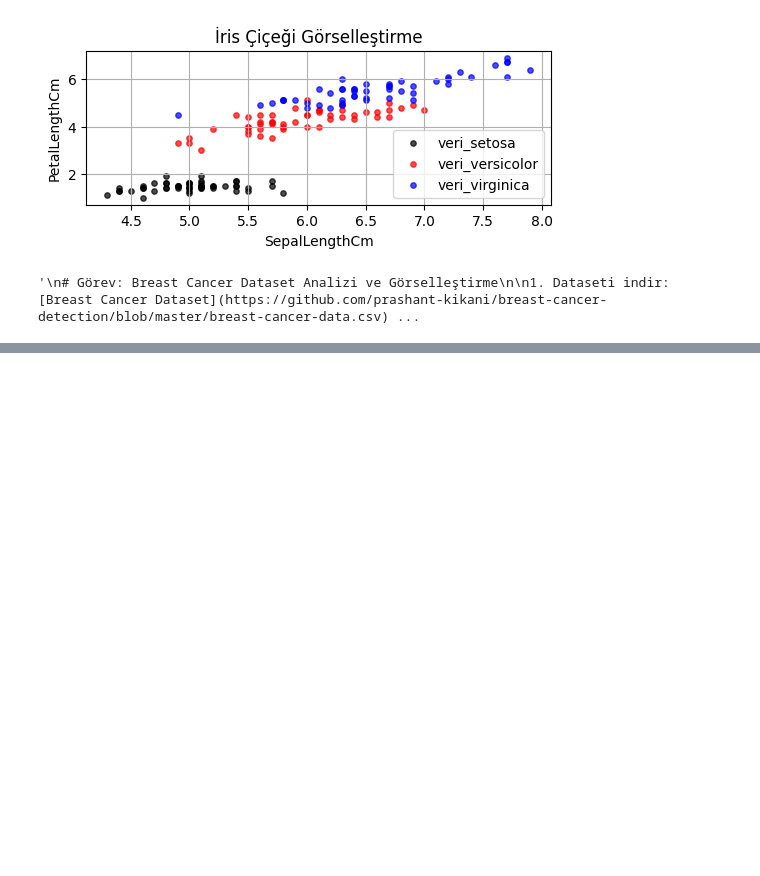
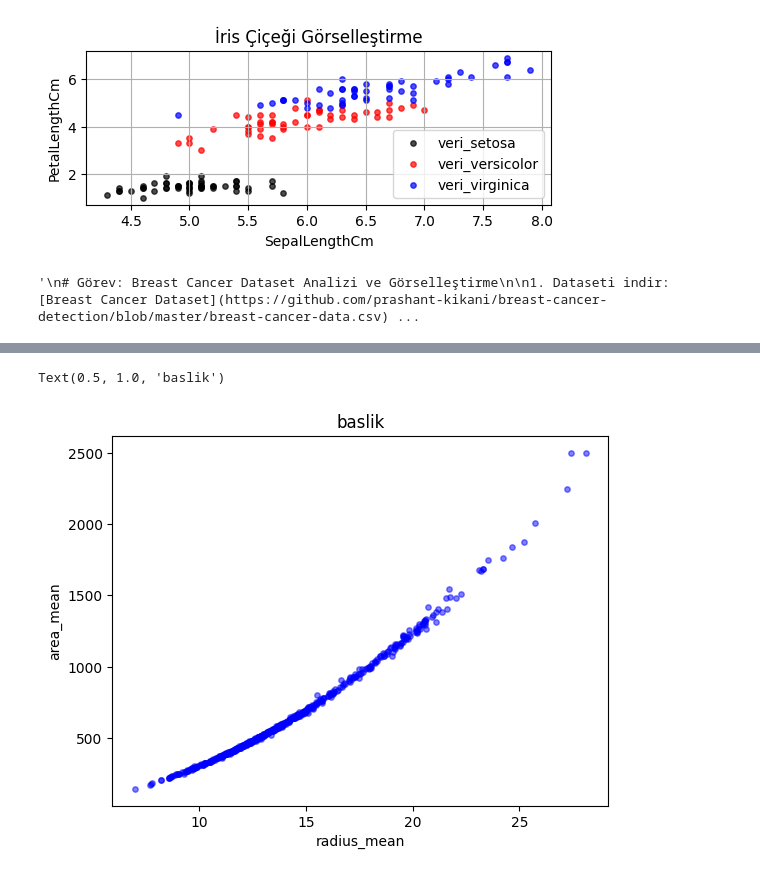
Before and after one commit to ayzezzz/Pupilica-AI-Bootcamp-Notes, a Jupyter notebook: matplotlib_operations.ipynb, the cells around one changed output, grey strips where cells are left out. Cells and saved outputs as stored; diff of their text form; code cells hidden in the pictures; blank space fills up the shorter version.

```diff
--- a/matplotlib_operations.ipynb
+++ b/matplotlib_operations.ipynb
@@ -152,0 +246,9 @@ plt.show()
+# %%
+# matplotlib scatter plot cizdir: radius_mean vs area_mean
+plt.scatter(data.radius_mean, data.area_mean, color = "blue", s = 15, alpha = 0.5)
+plt.xlabel("radius_mean")
+plt.ylabel("area_mean")
+plt.title("baslik")
+# %% [output]
+Text(0.5, 1.0, 'baslik')
+[figure, added]
```
Also changed, not shown: parts of 15 cells of this notebook.
